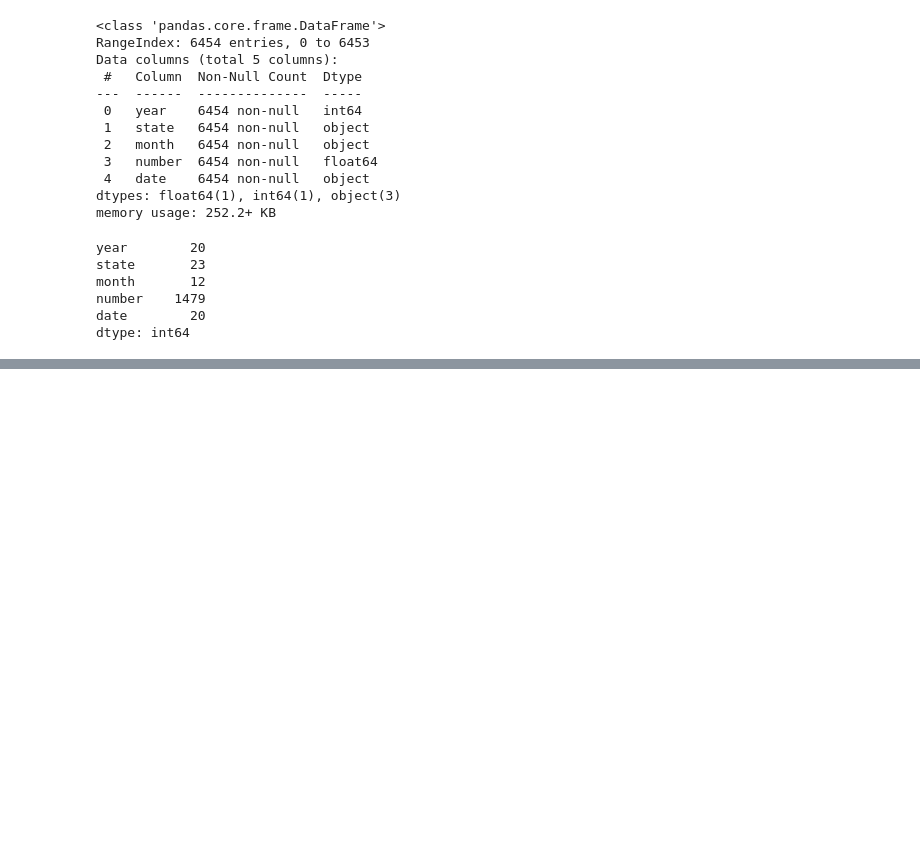
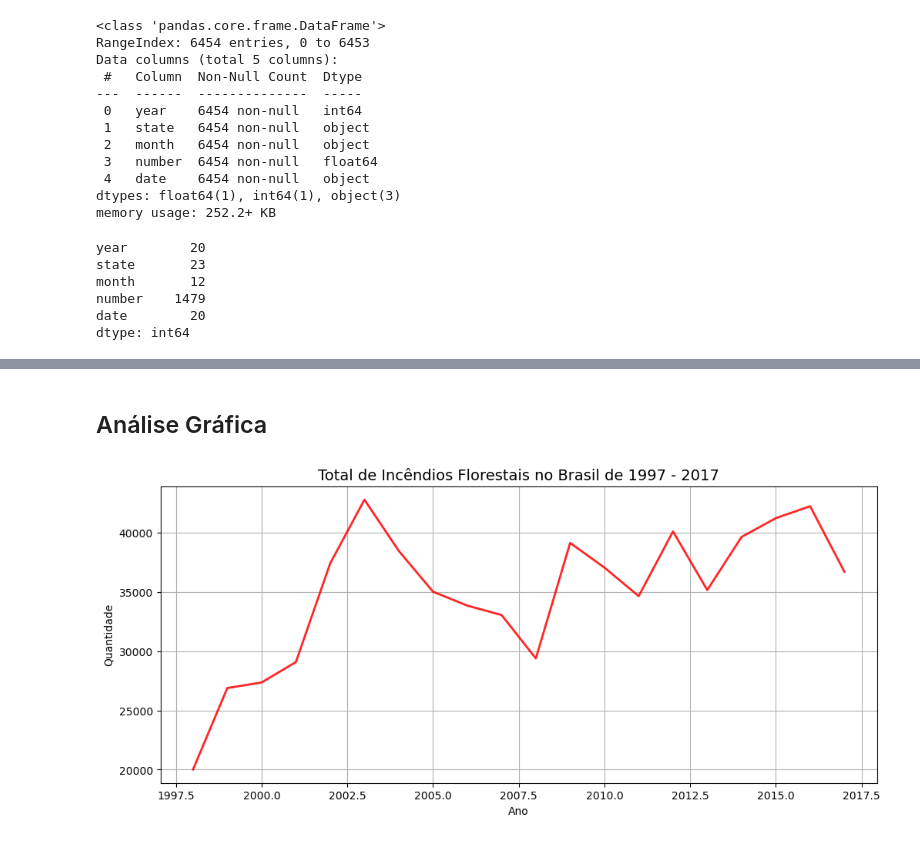
Before and after one commit to Thon20/INCENDIOS-FLORESTAIS-BRASIL, a Jupyter notebook: incendios-florestais.ipynb, the cells around one changed output, grey strips where cells are left out. Cells and saved outputs as stored; diff of their text form; code cells hidden in the pictures; blank space fills up the shorter version.

Commit message:
Total de Incendios por ano

```diff
--- a/incendios-florestais.ipynb
+++ b/incendios-florestais.ipynb
@@ -72,3 +72,7 @@ month       12
 number    1479
 date        20
 dtype: int64
+# %%
+# Soma do total de incendios por ano
+total_incedios_ano = df.groupby('year')['number'].sum().reset_index()
+total_incedios_ano.head()
@@ -74,0 +86,18 @@ dtype: int64
+# %% [markdown]
+## Análise Gráfica
+# %%
+# Tamanho
+plt.figure(figsize = (12, 5))
+
+# Grafico
+sns.lineplot(data = total_incedios_ano, x = 'year', y = 'number', estimator = 'sum',
+            lw = 2, color = 'red', alpha = 0.85)
+
+# Labels
+plt.title('Total de Incêndios Florestais no Brasil de 1997 - 2017', fontsize = 14)
+plt.xlabel('Ano')
+plt.ylabel('Quantidade')
+plt.grid()
+plt.show();
+# %% [output]
+[figure, added]
```
Also changed, not shown: parts of 1 cell of this notebook.
